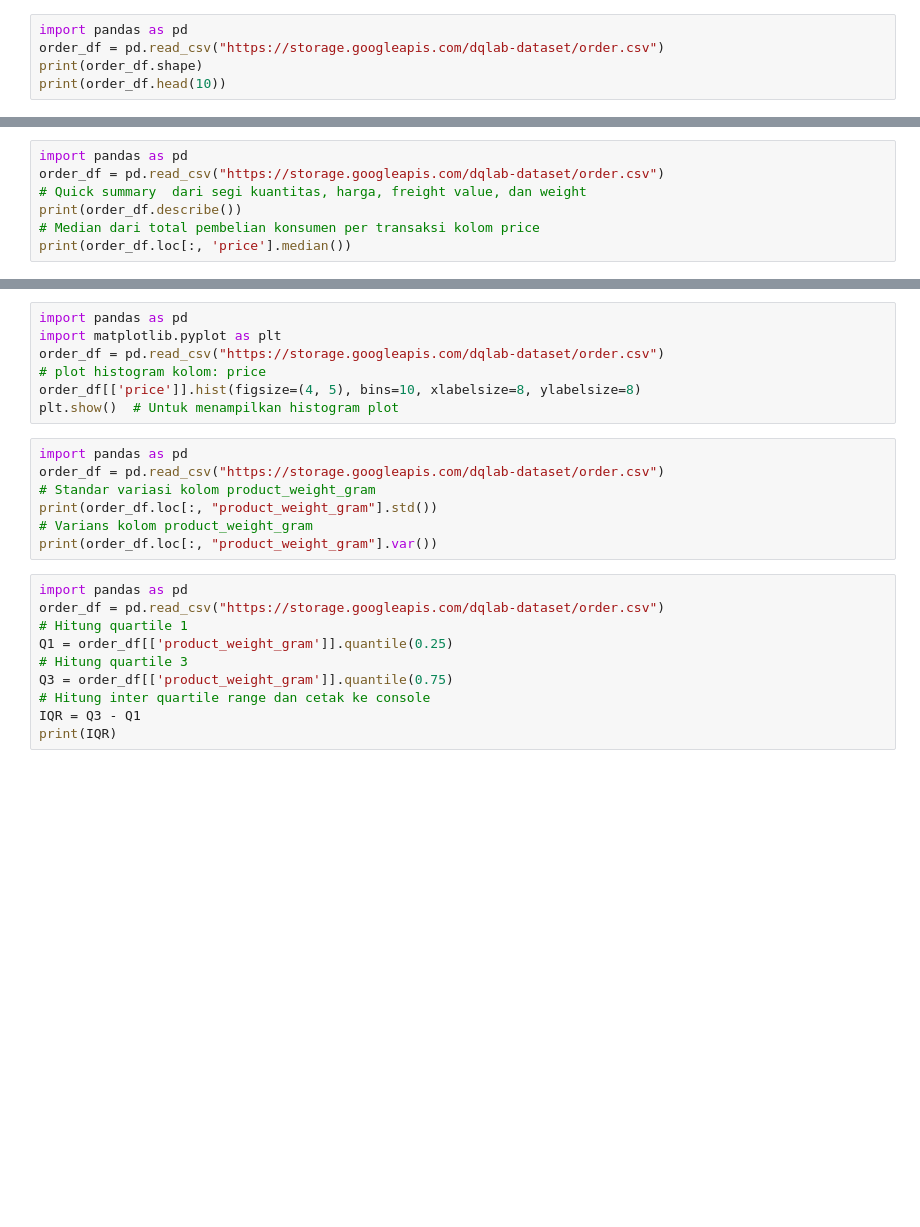
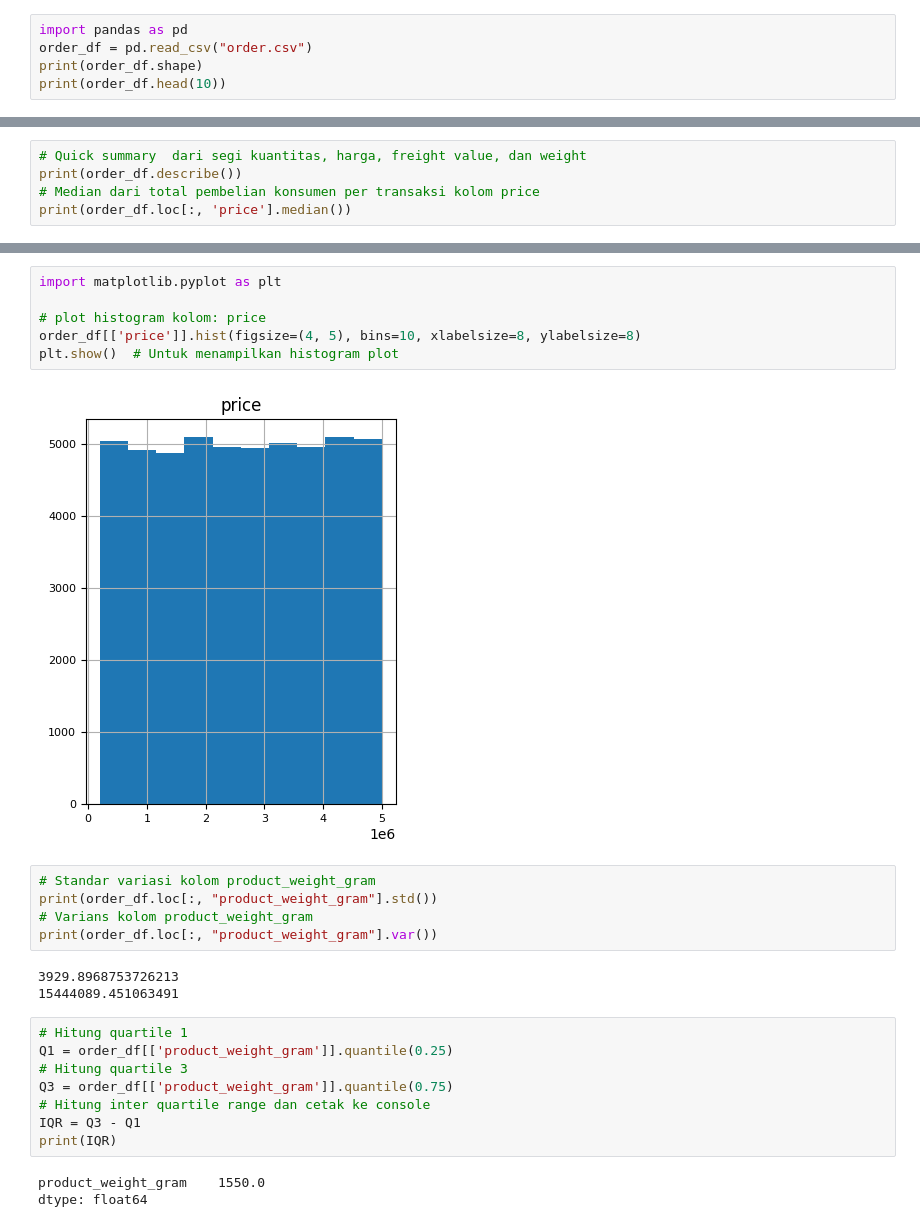
Before and after one commit to ArdiansyahIhsan/Data-Manipulation-with-Pandas, a Jupyter notebook: data_exploratory.ipynb, the cells around one changed output, grey strips where cells are left out. Cells and saved outputs as stored; diff of their text form; blank space fills up the shorter version.

```diff
--- a/data_exploratory.ipynb
+++ b/data_exploratory.ipynb
@@ -1,5 +1,5 @@
 # %%
 import pandas as pd
-order_df = pd.read_csv("https://storage.googleapis.com/dqlab-dataset/order.csv")
+order_df = pd.read_csv("order.csv")
 print(order_df.shape)
 print(order_df.head(10))
@@ -6,6 +24,4 @@ print(order_df.head(10))
 # %%
-import pandas as pd
-order_df = pd.read_csv("https://storage.googleapis.com/dqlab-dataset/order.csv")
 # Quick summary  dari segi kuantitas, harga, freight value, dan weight
 print(order_df.describe())
 # Median dari total pembelian konsumen per transaksi kolom price
@@ -13,20 +40,20 @@ print(order_df.loc[:, 'price'].median())
 # %%
-import pandas as pd
 import matplotlib.pyplot as plt
-order_df = pd.read_csv("https://storage.googleapis.com/dqlab-dataset/order.csv")
+
 # plot histogram kolom: price
 order_df[['price']].hist(figsize=(4, 5), bins=10, xlabelsize=8, ylabelsize=8)
 plt.show()  # Untuk menampilkan histogram plot
+# %% [output]
+[figure, added]
 # %%
-import pandas as pd
-order_df = pd.read_csv("https://storage.googleapis.com/dqlab-dataset/order.csv")
 # Standar variasi kolom product_weight_gram
 print(order_df.loc[:, "product_weight_gram"].std())
 # Varians kolom product_weight_gram
 print(order_df.loc[:, "product_weight_gram"].var())
+# %% [output]
+3929.8968753726213
+15444089.451063491
 # %%
-import pandas as pd
-order_df = pd.read_csv("https://storage.googleapis.com/dqlab-dataset/order.csv")
 # Hitung quartile 1
 Q1 = order_df[['product_weight_gram']].quantile(0.25)
 # Hitung quartile 3
@@ -34,4 +61,7 @@ Q3 = order_df[['product_weight_gram']].quantile(0.75)
 # Hitung inter quartile range dan cetak ke console
 IQR = Q3 - Q1
 print(IQR)
+# %% [output]
+product_weight_gram    1550.0
+dtype: float64
 # %%
```
Also changed, not shown: parts of 6 cells of this notebook, 16 other files.
